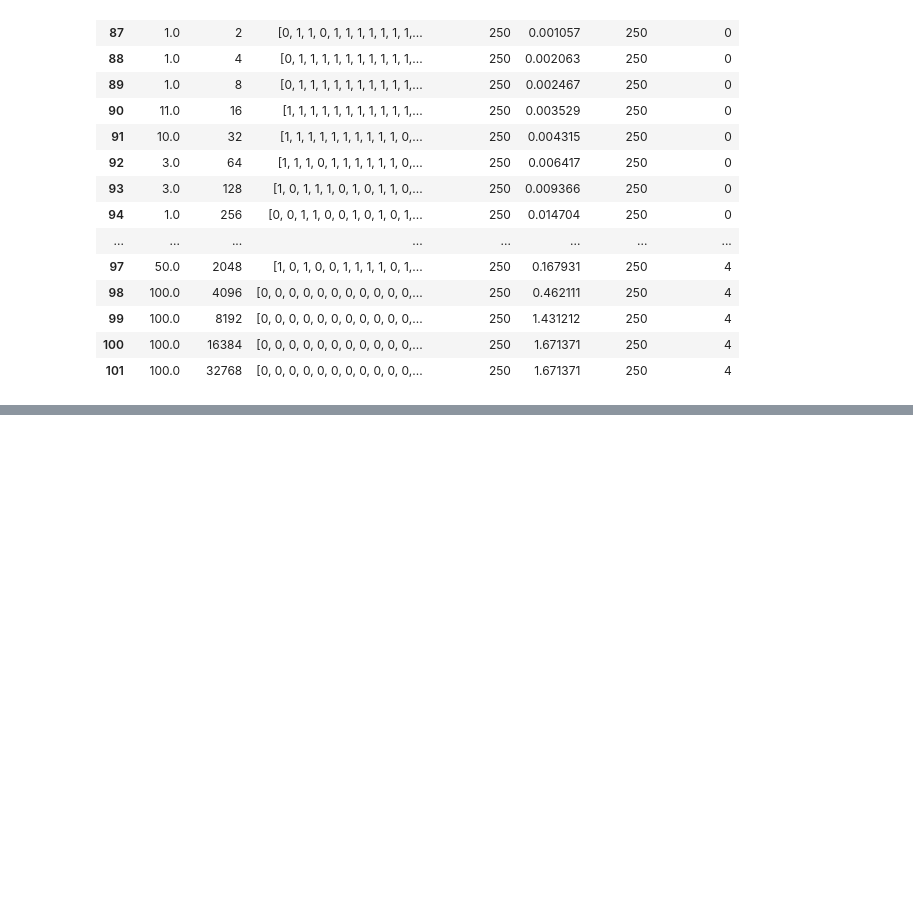
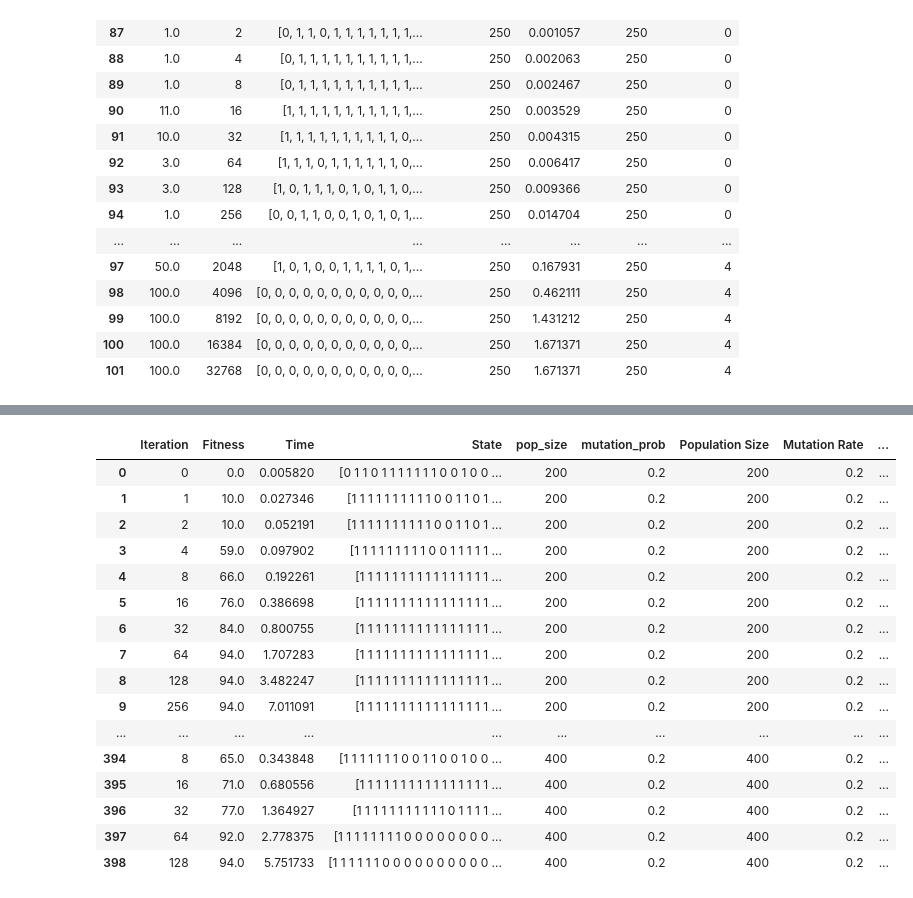
Before and after one commit to sbassam/cs-7641-projects, a Jupyter notebook: assignment-2/TSP - Hyperparameter Tuning.ipynb, the cells around one changed output, grey strips where cells are left out. Saved outputs shown, nothing was run; the diff lists cells and outputs as text; code cells hidden in the pictures; blank space fills up the shorter version.

```diff
--- a/assignment-2/TSP - Hyperparameter Tuning.ipynb
+++ b/assignment-2/TSP - Hyperparameter Tuning.ipynb
@@ -225,0 +268,24 @@ for i in range(5):
+# %%
+pd.options.display.max_rows = 999
+#https://www.geeksforgeeks.org/join-two-text-columns-into-a-single-column-in-pandas/
+ga_tuning['Population Size Mutation Rate'] = ga_tuning['Population Size'].astype(str) + "-" \
++ ga_tuning['Mutation Rate'].astype(str)
+ga_tuning
+# %% [output]
+|  | Iteration | Fitness | Time | State | pop_size | mutation_prob | Population Size | Mutation Rate | ... |
+| 0 | 0 | 0.0 | 0.005820 | [0 1 1 0 1 1 1 1 1 1 1 0 0 1 0 0 ... | 200 | 0.2 | 200 | 0.2 | ... |
+| 1 | 1 | 10.0 | 0.027346 | [1 1 1 1 1 1 1 1 1 1 0 0 1 1 0 1 ... | 200 | 0.2 | 200 | 0.2 | ... |
+| 2 | 2 | 10.0 | 0.052191 | [1 1 1 1 1 1 1 1 1 1 0 0 1 1 0 1 ... | 200 | 0.2 | 200 | 0.2 | ... |
+| 3 | 4 | 59.0 | 0.097902 | [1 1 1 1 1 1 1 1 1 0 0 1 1 1 1 1 ... | 200 | 0.2 | 200 | 0.2 | ... |
+| 4 | 8 | 66.0 | 0.192261 | [1 1 1 1 1 1 1 1 1 1 1 1 1 1 1 1 ... | 200 | 0.2 | 200 | 0.2 | ... |
+| 5 | 16 | 76.0 | 0.386698 | [1 1 1 1 1 1 1 1 1 1 1 1 1 1 1 1 ... | 200 | 0.2 | 200 | 0.2 | ... |
+| 6 | 32 | 84.0 | 0.800755 | [1 1 1 1 1 1 1 1 1 1 1 1 1 1 1 1 ... | 200 | 0.2 | 200 | 0.2 | ... |
+| 7 | 64 | 94.0 | 1.707283 | [1 1 1 1 1 1 1 1 1 1 1 1 1 1 1 1 ... | 200 | 0.2 | 200 | 0.2 | ... |
+| 8 | 128 | 94.0 | 3.482247 | [1 1 1 1 1 1 1 1 1 1 1 1 1 1 1 1 ... | 200 | 0.2 | 200 | 0.2 | ... |
+| 9 | 256 | 94.0 | 7.011091 | [1 1 1 1 1 1 1 1 1 1 1 1 1 1 1 1 ... | 200 | 0.2 | 200 | 0.2 | ... |
+| ... | ... | ... | ... | ... | ... | ... | ... | ... | ... |
+| 394 | 8 | 65.0 | 0.343848 | [1 1 1 1 1 1 1 0 0 1 1 0 0 1 0 0 ... | 400 | 0.2 | 400 | 0.2 | ... |
+| 395 | 16 | 71.0 | 0.680556 | [1 1 1 1 1 1 1 1 1 1 1 1 1 1 1 1 ... | 400 | 0.2 | 400 | 0.2 | ... |
+| 396 | 32 | 77.0 | 1.364927 | [1 1 1 1 1 1 1 1 1 1 1 0 1 1 1 1 ... | 400 | 0.2 | 400 | 0.2 | ... |
+| 397 | 64 | 92.0 | 2.778375 | [1 1 1 1 1 1 1 1 0 0 0 0 0 0 0 0 ... | 400 | 0.2 | 400 | 0.2 | ... |
+| 398 | 128 | 94.0 | 5.751733 | [1 1 1 1 1 1 0 0 0 0 0 0 0 0 0 0 ... | 400 | 0.2 | 400 | 0.2 | ... |
```
Also changed, not shown: parts of 2 cells of this notebook, 54 other files.
